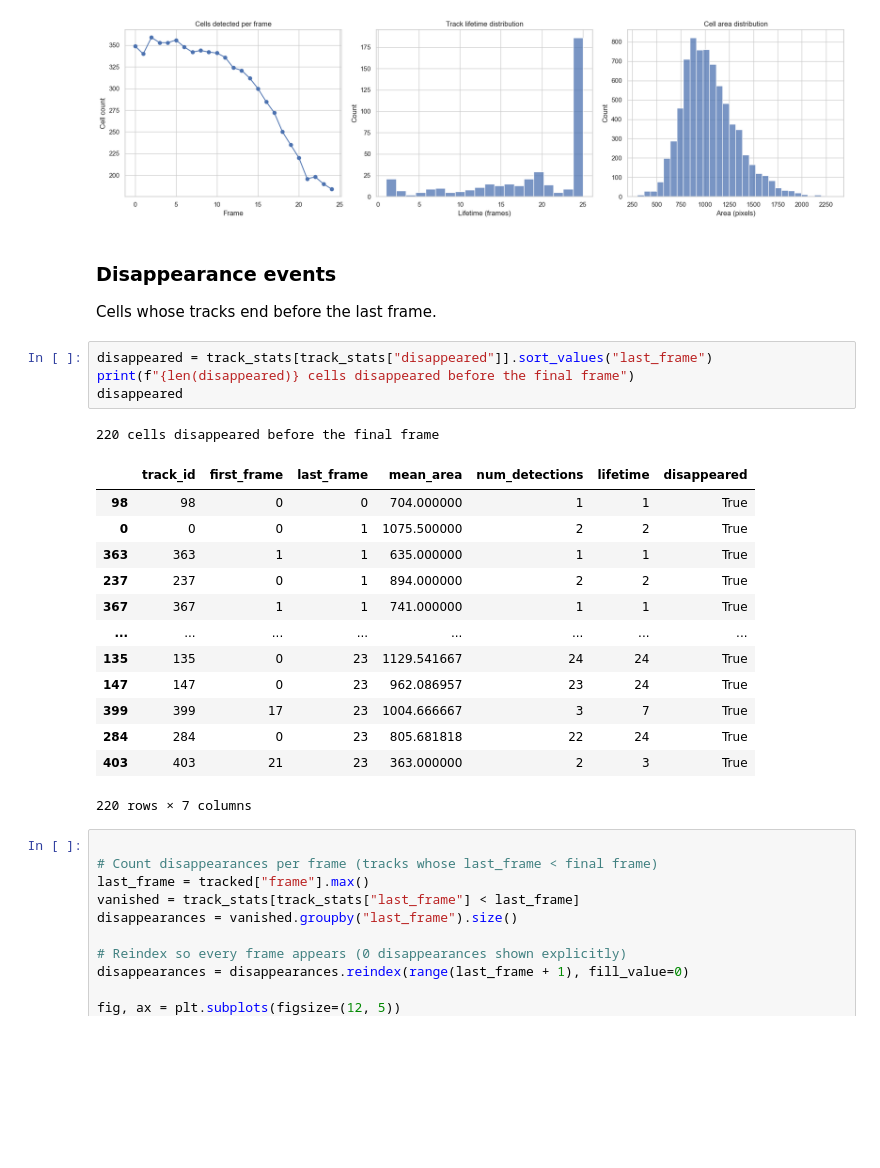
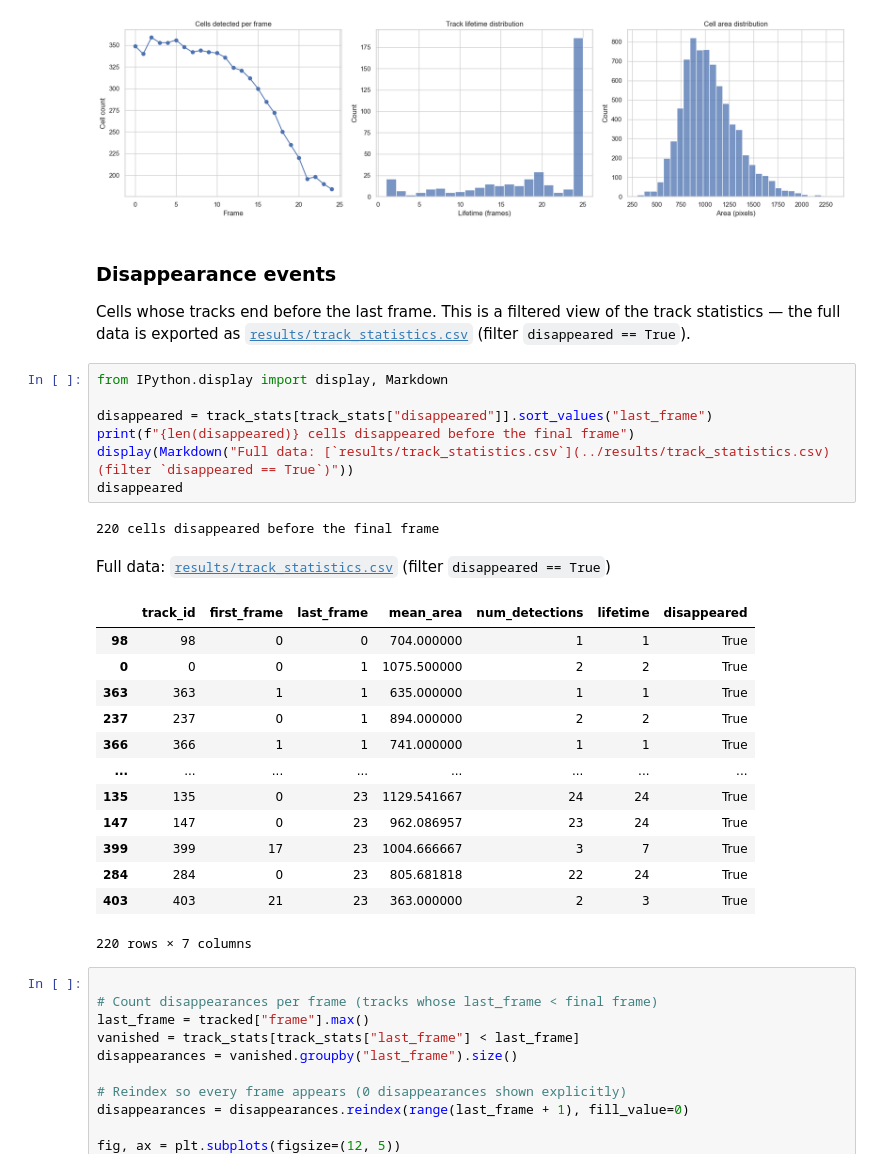
Before and after one commit to vvvlad/bacteria, a Jupyter notebook: notebooks/analysis.ipynb, the cells around one changed output. Saved outputs shown, nothing was run; the diff lists cells and outputs as text; blank space fills up the shorter version.

```diff
--- a/notebooks/analysis.ipynb
+++ b/notebooks/analysis.ipynb
@@ -189,18 +189,23 @@ plt.tight_layout()
 ### Disappearance events
 
 Cells whose tracks end before the last frame.
+This is a filtered view of the track statistics — the full data is exported as [`results/track_statistics.csv`](../results/track_statistics.csv) (filter `disappeared == True`).
 # %%
+from IPython.display import display, Markdown
+
 disappeared = track_stats[track_stats["disappeared"]].sort_values("last_frame")
 print(f"{len(disappeared)} cells disappeared before the final frame")
+display(Markdown("Full data: [`results/track_statistics.csv`](../results/track_statistics.csv) (filter `disappeared == True`)"))
 disappeared
 # %% [output]
 220 cells disappeared before the final frame
+Full data: [`results/track_statistics.csv`](../results/track_statistics.csv) (filter `disappeared == True`)
 |  | track_id | first_frame | last_frame | mean_area | num_detections | lifetime | disappeared |
 | 98 | 98 | 0 | 0 | 704.000000 | 1 | 1 | True |
 | 0 | 0 | 0 | 1 | 1075.500000 | 2 | 2 | True |
 | 363 | 363 | 1 | 1 | 635.000000 | 1 | 1 | True |
 | 237 | 237 | 0 | 1 | 894.000000 | 2 | 2 | True |
-| 367 | 367 | 1 | 1 | 741.000000 | 1 | 1 | True |
+| 366 | 366 | 1 | 1 | 741.000000 | 1 | 1 | True |
 | ... | ... | ... | ... | ... | ... | ... | ... |
 | 135 | 135 | 0 | 23 | 1129.541667 | 24 | 24 | True |
 | 147 | 147 | 0 | 23 | 962.086957 | 23 | 24 | True |
```
Also changed, not shown: 2 other files.
